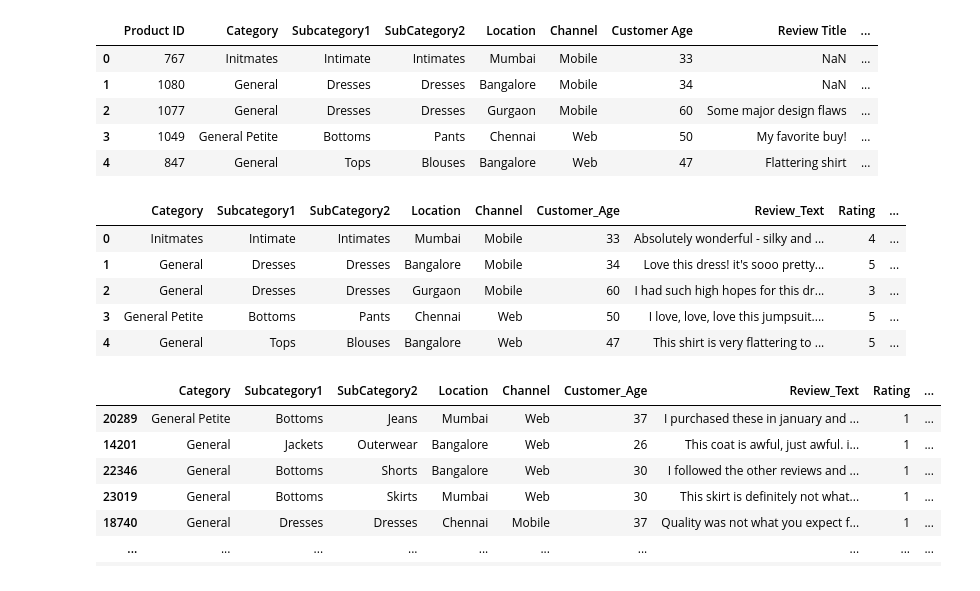
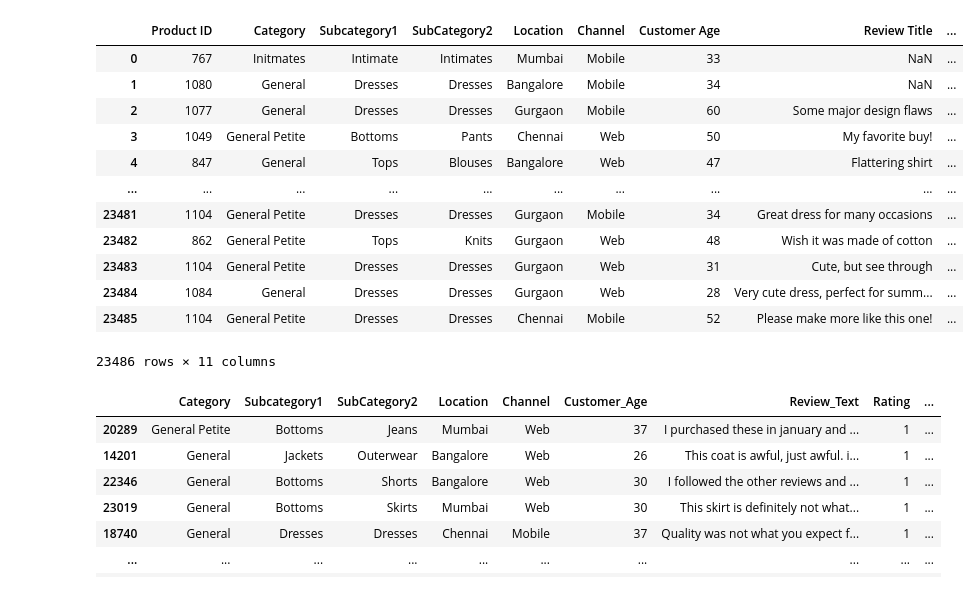
Before and after one commit to aksh0712/ANALYTICS_PROJECT-4, a Jupyter notebook: NLP_WOMEN_CLOTHING.ipynb, the cells around one changed output. Cells and saved outputs as stored; diff of their text form; code cells hidden in the pictures.

```diff
--- a/NLP_WOMEN_CLOTHING.ipynb
+++ b/NLP_WOMEN_CLOTHING.ipynb
@@ -46,27 +89,25 @@ os.chdir('C:\\Users\\Akshay\\Desktop\\NLP- Woman Clothing')
 # %%
 cloths = pd.read_csv('Womens Clothing Reviews Data.csv')
 # %%
-cloths.head()
+cloths
 # %% [output]
 |  | Product ID | Category | Subcategory1 | SubCategory2 | Location | Channel | Customer Age | Review Title | ... |
 | 0 | 767 | Initmates | Intimate | Intimates | Mumbai | Mobile | 33 | NaN | ... |
 | 1 | 1080 | General | Dresses | Dresses | Bangalore | Mobile | 34 | NaN | ... |
 | 2 | 1077 | General | Dresses | Dresses | Gurgaon | Mobile | 60 | Some major design flaws | ... |
 | 3 | 1049 | General Petite | Bottoms | Pants | Chennai | Web | 50 | My favorite buy! | ... |
 | 4 | 847 | General | Tops | Blouses | Bangalore | Web | 47 | Flattering shirt | ... |
+| ... | ... | ... | ... | ... | ... | ... | ... | ... | ... |
+| 23481 | 1104 | General Petite | Dresses | Dresses | Gurgaon | Mobile | 34 | Great dress for many occasions | ... |
+| 23482 | 862 | General Petite | Tops | Knits | Gurgaon | Web | 48 | Wish it was made of cotton | ... |
+| 23483 | 1104 | General Petite | Dresses | Dresses | Gurgaon | Web | 31 | Cute, but see through | ... |
+| 23484 | 1084 | General | Dresses | Dresses | Gurgaon | Web | 28 | Very cute dress, perfect for summ... | ... |
+| 23485 | 1104 | General Petite | Dresses | Dresses | Chennai | Mobile | 52 | Please make more like this one! | ... |
+23486 rows × 11 columns
 # %%
 cloths = cloths.drop(columns = ['Product ID', 'Review Title'], axis=1)
 # %%
 cloths.rename(columns={'Customer Age':'Customer_Age', 'Review Text':'Review_Text', 'Recommend Flag':'Recommend_Flag' }, inplace=True)
-# %%
-cloths.head()
-# %% [output]
-|  | Category | Subcategory1 | SubCategory2 | Location | Channel | Customer_Age | Review_Text | Rating | ... |
-| 0 | Initmates | Intimate | Intimates | Mumbai | Mobile | 33 | Absolutely wonderful - silky and ... | 4 | ... |
-| 1 | General | Dresses | Dresses | Bangalore | Mobile | 34 | Love this dress! it's sooo pretty... | 5 | ... |
-| 2 | General | Dresses | Dresses | Gurgaon | Mobile | 60 | I had such high hopes for this dr... | 3 | ... |
-| 3 | General Petite | Bottoms | Pants | Chennai | Web | 50 | I love, love, love this jumpsuit.... | 5 | ... |
-| 4 | General | Tops | Blouses | Bangalore | Web | 47 | This shirt is very flattering to ... | 5 | ... |
 # %%
 cloths.sort_values('Rating')
 # %% [output]
```
Also changed, not shown: parts of 102 cells of this notebook, 1 other file.
